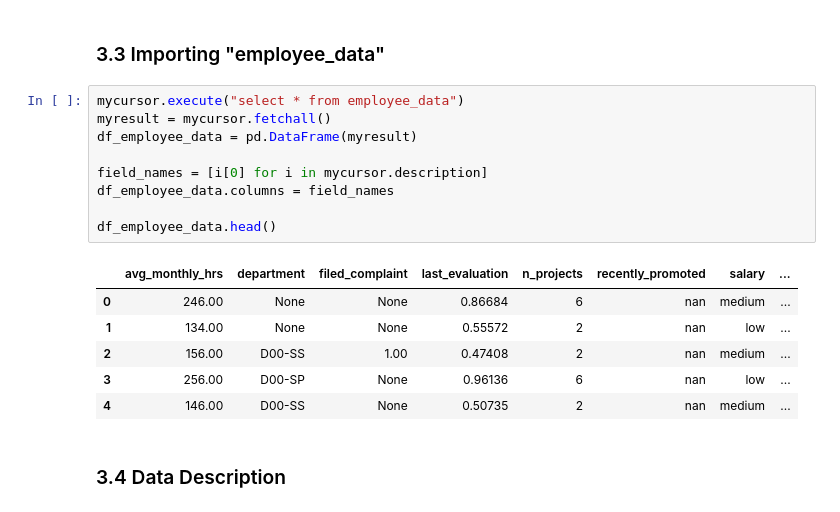
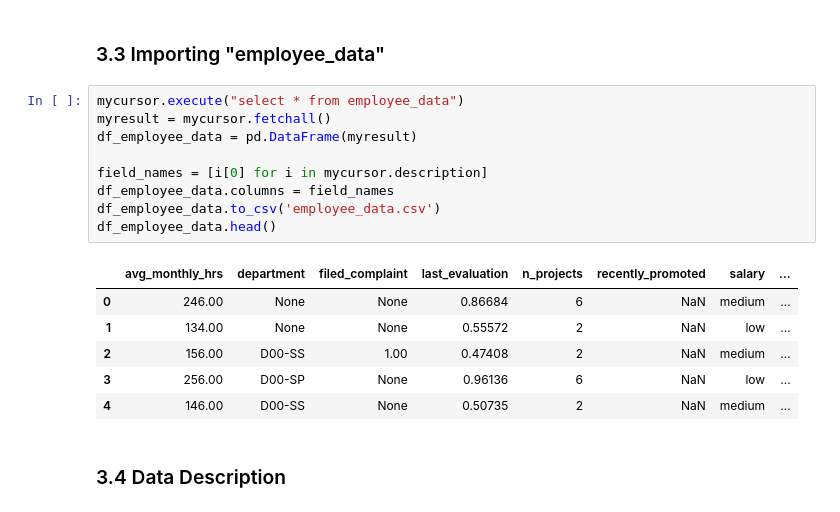
Before and after one commit to gurralamanoj/GCD_Project, a Jupyter notebook: GCD_Project.ipynb, the cells around one changed output. Drawn from its saved outputs; the diff is of its cells as text.

```diff
--- a/GCD_Project.ipynb
+++ b/GCD_Project.ipynb
@@ -153,19 +152,19 @@ df_employee_details_data.head()
 # %%
 mycursor.execute("select * from employee_data")
 myresult = mycursor.fetchall()
 df_employee_data = pd.DataFrame(myresult)
 
 field_names = [i[0] for i in mycursor.description]
 df_employee_data.columns = field_names
-
+df_employee_data.to_csv('employee_data.csv')
 df_employee_data.head()
 # %% [output]
 |  | avg_monthly_hrs | department | filed_complaint | last_evaluation | n_projects | recently_promoted | salary | ... |
-| 0 | 246.00 | None | None | 0.86684 | 6 | nan | medium | ... |
-| 1 | 134.00 | None | None | 0.55572 | 2 | nan | low | ... |
-| 2 | 156.00 | D00-SS | 1.00 | 0.47408 | 2 | nan | medium | ... |
-| 3 | 256.00 | D00-SP | None | 0.96136 | 6 | nan | low | ... |
-| 4 | 146.00 | D00-SS | None | 0.50735 | 2 | nan | medium | ... |
+| 0 | 246.00 | None | None | 0.86684 | 6 | NaN | medium | ... |
+| 1 | 134.00 | None | None | 0.55572 | 2 | NaN | low | ... |
+| 2 | 156.00 | D00-SS | 1.00 | 0.47408 | 2 | NaN | medium | ... |
+| 3 | 256.00 | D00-SP | None | 0.96136 | 6 | NaN | low | ... |
+| 4 | 146.00 | D00-SS | None | 0.50735 | 2 | NaN | medium | ... |
 # %% [markdown]
 <a id = Section34></a>
 ### 3.4 Data Description
```
Also changed, not shown: parts of 38 cells of this notebook.
